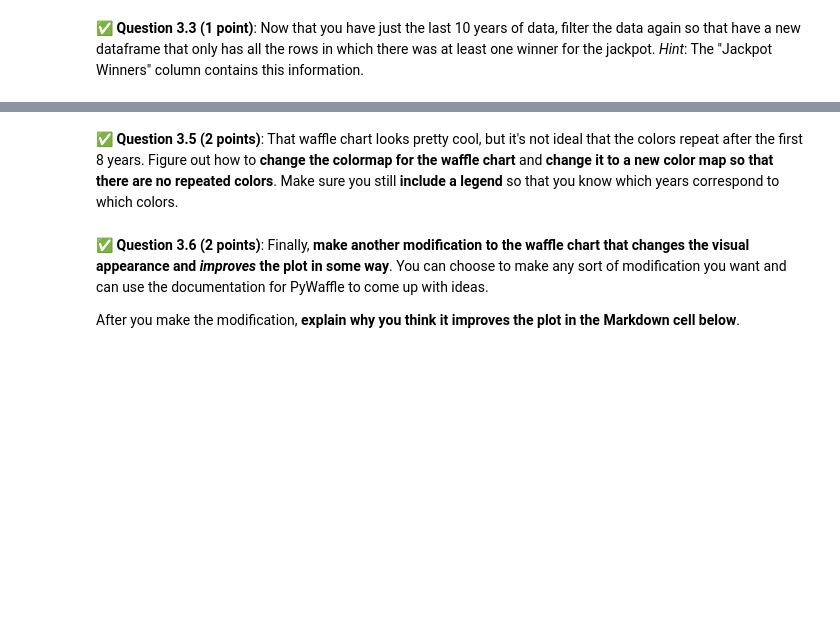
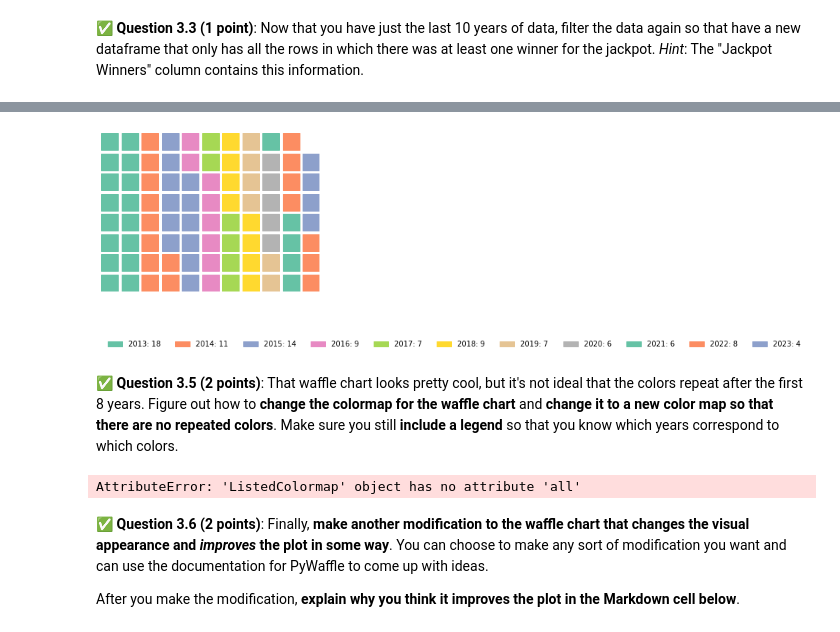
Before and after one commit to mtzoro/CMSE202-f23-turnin, a Jupyter notebook: midterm/CMSE202-Midterm-Section001-STUDENT.ipynb, the cells around one changed output, grey strips where cells are left out. Cells and saved outputs as stored; diff of their text form; code cells hidden in the pictures; blank space fills up the shorter version.

```diff
--- a/midterm/CMSE202-Midterm-Section001-STUDENT.ipynb
+++ b/midterm/CMSE202-Midterm-Section001-STUDENT.ipynb
@@ -266,10 +289,12 @@ Since you'll need some data to make your waffle chart, you're going to continue
 &#9989; **Question 3.2 (1 point)**: Before diving into making the waffle chart, **mask the dataframe so that you only have a new dataframe that only contains data from the year 2013 onward** (2013-2023).
 # %%
 ### Put your code here
+masked_data = data[data['Year'] >= 2013]
 # %% [markdown]
 &#9989; **Question 3.3 (1 point)**: Now that you have just the last 10 years of data, filter the data again so that have a new dataframe that only has all the rows in which there was at least one winner for the jackpot. *Hint*: The "Jackpot Winners" column contains this information.
 # %%
 ### Put your code here
+filtered_data = masked_data[masked_data['Jackpot Winners'] >= 1]
 # %% [markdown]
 &#9989; **Question 3.4 (4 points with possible bonus point)**: Now that you have all the jackpot winners since 2013, you're going to make a waffle chart to show how many winners there were for each year.
 
@@ -287,2 +310,22 @@ You should get something that looks like this:
+# %%
+### Put your code here
+from pywaffle import Waffle
+
+
+winners_by_year = filtered_data.groupby('Year')['Jackpot Winners'].sum()
+
+fig = plt.figure(
+    FigureClass=Waffle,
+    rows=8,
+    columns=11,
+    values=winners_by_year,
+    labels=[f"{year}: {count}" for year, count in winners_by_year.items()],
+    legend={'loc': 'lower left', 'bbox_to_anchor': (0, -0.4), 'ncol': len(winners_by_year), 'framealpha': 0},
+    figsize=(10, 6)
+)
+
+plt.show()
+# %% [output]
+[figure, added]
 # %% [markdown]
 &#9989; **Question 3.5 (2 points)**: That waffle chart looks pretty cool, but it's not ideal that the colors repeat after the first 8 years. Figure out how to **change the colormap for the waffle chart** and **change it to a new color map so that there are no repeated colors**. Make sure you still **include a legend** so that you know which years correspond to which colors.
@@ -291,3 +332,27 @@ You should get something that looks like this:
+# %%
+### Put your code here
+
+from pywaffle import Waffle
+
+winners_by_year = filtered_data.groupby('Year')['Jackpot Winners'].sum()
+
+colormap = plt.cm.get_cmap('tab20c', len(winners_by_year)).an
+
+fig = plt.figure(
+    FigureClass=Waffle,
+    rows=8,
+    columns=11,
+    values=winners_by_year,
+    title={'label': 'Powerball Jackpot Winners by Year', 'loc': 'left'},
+    labels=[f"{year}: {count}" for year, count in winners_by_year.items()],
+    legend={'loc': 'lower left', 'bbox_to_anchor': (0, -0.4), 'ncol': len(winners_by_year), 'framealpha': 0},
+    figsize=(10, 6),
+    colors=colormap.colors
+)
+
+plt.show()
+# %% [output]
+AttributeError: 'ListedColormap' object has no attribute 'all'
 # %% [markdown]
 &#9989; **Question 3.6 (2 points)**: Finally, **make another modification to the waffle chart that changes the visual appearance and _improves_ the plot in some way**. You can choose to make any sort of modification you want and can use the documentation for PyWaffle to come up with ideas.
 
```
Also changed, not shown: parts of 6 cells of this notebook.
